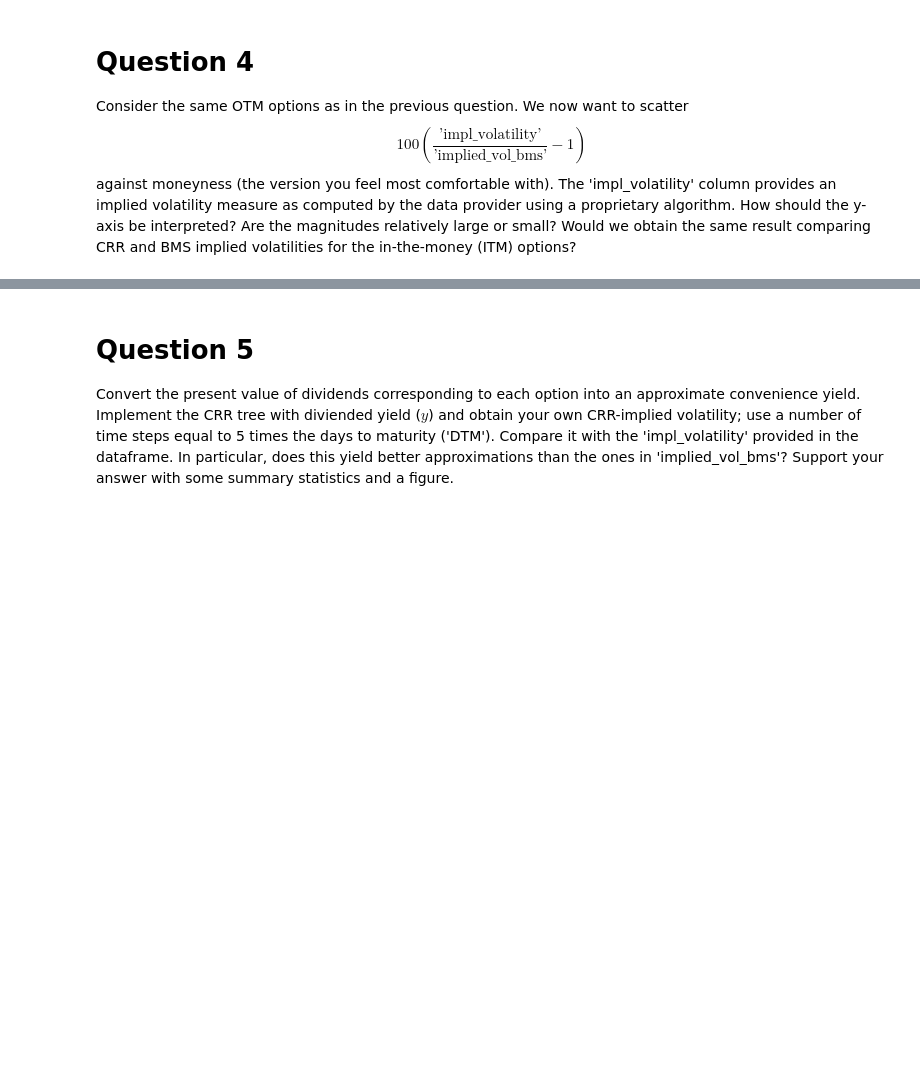
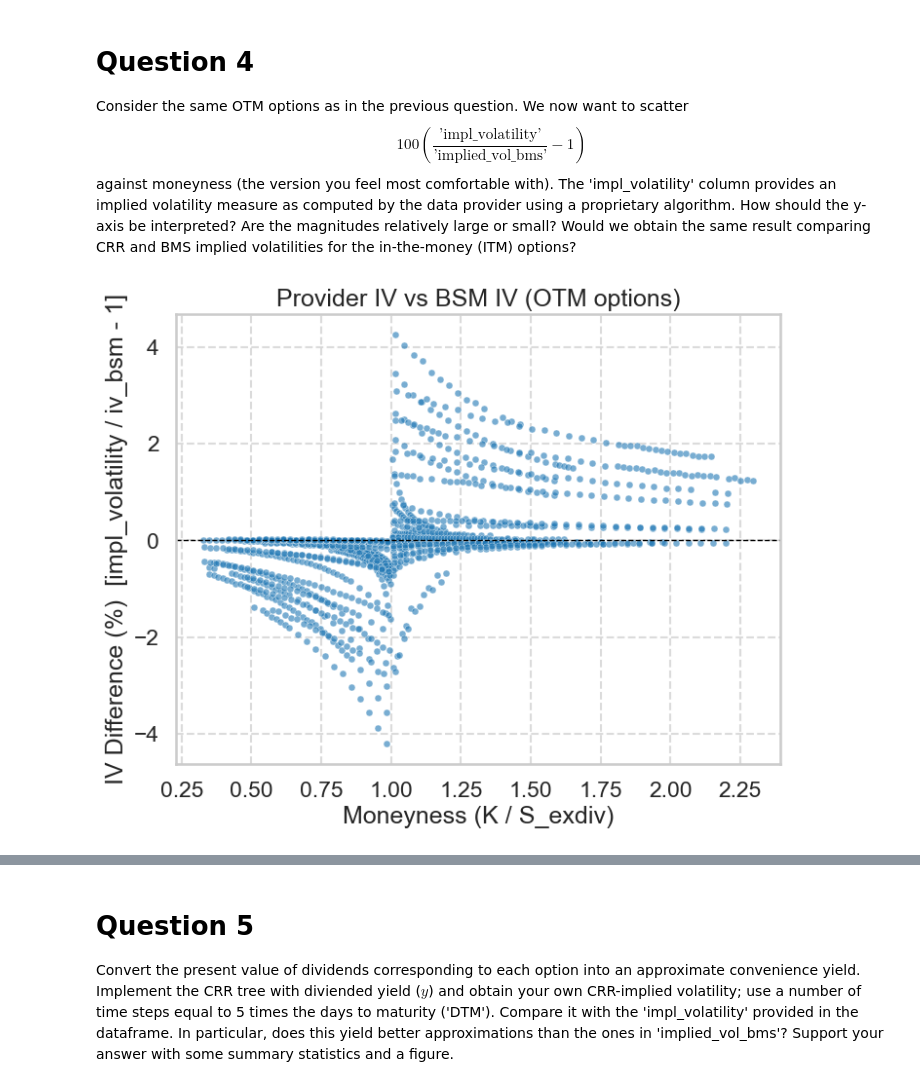
Before and after one commit to geoffroy-h-e/derivatives_p1, a Jupyter notebook: Derivatives_assignment_1/202510-assignment1-en.ipynb, the cells around one changed output, grey strips where cells are left out. Cells and saved outputs as stored; diff of their text form; code cells hidden in the pictures; blank space fills up the shorter version.

```diff
--- a/Derivatives_assignment_1/202510-assignment1-en.ipynb
+++ b/Derivatives_assignment_1/202510-assignment1-en.ipynb
@@ -369,3 +368,46 @@ Consider the same OTM options as in the previous question. We now want to scatte
     100 \left(\frac{ \text{'impl\_volatility'} }{ \text{'implied\_vol\_bms'} } - 1\right)
 \end{equation}
 against moneyness (the version you feel most comfortable with). The 'impl_volatility' column provides an implied volatility measure as computed by the data provider using a proprietary algorithm. How should the y-axis be interpreted? Are the magnitudes relatively large or small? Would we obtain the same result comparing CRR and BMS implied volatilities for the in-the-money (ITM) options?
+# %%
+import pandas as pd
+import seaborn as sns
+import matplotlib.pyplot as plt
+
+# --- normalize dates so joins work ---
+def _norm_dates(df):
+    df = df.copy()
+    for c in ["date", "exdate"]:
+        df[c] = pd.to_datetime(df[c]).dt.tz_localize(None).dt.normalize()
+    return df
+
+opts = _norm_dates(options)
+otm  = _norm_dates(otm_options)   # contains iv_bsm
+
+# --- merge provider IV (impl_volatility) onto your OTM rows with iv_bsm ---
+keys = ["date", "exdate", "cp_flag", "strike"]
+df = (
+    otm[keys + ["stock_exdiv", "iv_bsm"]]
+    .merge(opts[keys + ["impl_volatility"]], on=keys, how="left")
+    .dropna(subset=["iv_bsm", "impl_volatility", "stock_exdiv"])
+)
+
+# --- same moneyness as before: K / S_exdiv ---
+df["moneyness"] = df["strike"] / df["stock_exdiv"]
+
+# (re)ensure OTM filter matches your earlier rule
+df = df[((df["cp_flag"] == "P") & (df["moneyness"] <= 1.0)) |
+        ((df["cp_flag"] == "C") & (df["moneyness"] > 1.0))]
+
+# --- compute % difference and plot ---
+df["iv_diff_pct"] = 100 * (df["impl_volatility"] / df["iv_bsm"] - 1)
+
+plt.figure(figsize=(8,6))
+sns.scatterplot(data=df, x="moneyness", y="iv_diff_pct", alpha=0.6, s=25)
+plt.axhline(0, color="black", linestyle="--", linewidth=1)
+plt.xlabel("Moneyness (K / S_exdiv)")
+plt.ylabel("IV Difference (%)  [impl_volatility / iv_bsm - 1]")
+plt.title("Provider IV vs BSM IV (OTM options)")
+plt.grid(True, linestyle="--", alpha=0.7)
+plt.show()
+# %% [output]
+[figure, added]
```
Also changed, not shown: parts of 14 cells of this notebook.
